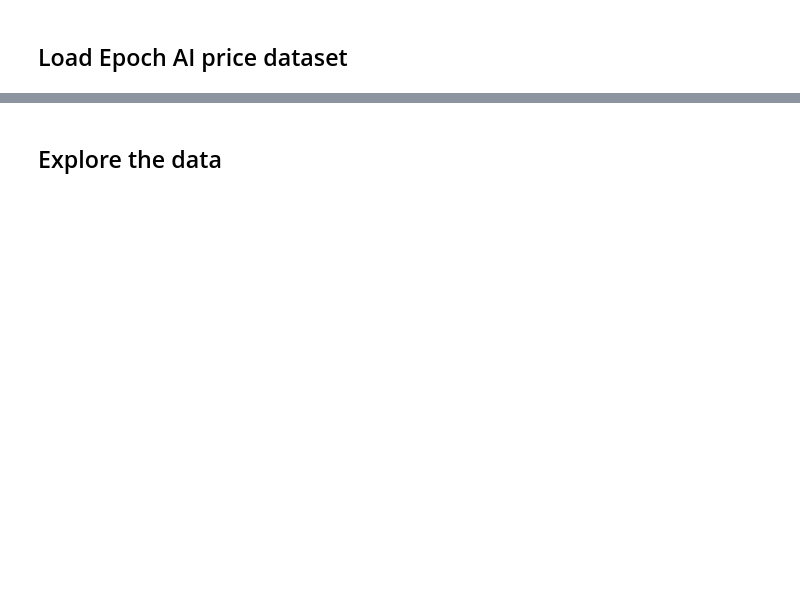
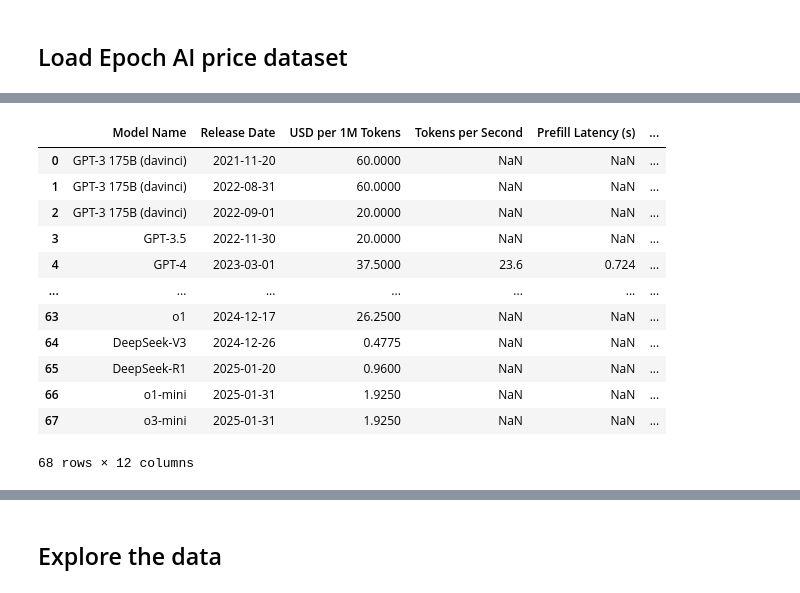
Before and after one commit to epoch-research/llm-benchmark-efficiency, a Jupyter notebook: aa_price_performance.ipynb, the cells around one changed output, grey strips where cells are left out. Cells and saved outputs as stored; diff of their text form; code cells hidden in the pictures; blank space fills up the shorter version.

```diff
--- a/aa_price_performance.ipynb
+++ b/aa_price_performance.ipynb
@@ -204,0 +73,21 @@ overall_prices_df
+# %%
+# Merge the two datasets
+aa_df = pd.concat([aa_df, api_price_df])
+aa_df.sort_values(by='Release Date', inplace=True)
+# Reset the index
+aa_df.reset_index(drop=True, inplace=True)
+aa_df
+# %% [output]
+|  | Model Name | Release Date | USD per 1M Tokens | Tokens per Second | Prefill Latency (s) | ... |
+| 0 | GPT-3 175B (davinci) | 2021-11-20 | 60.0000 | NaN | NaN | ... |
+| 1 | GPT-3 175B (davinci) | 2022-08-31 | 60.0000 | NaN | NaN | ... |
+| 2 | GPT-3 175B (davinci) | 2022-09-01 | 20.0000 | NaN | NaN | ... |
+| 3 | GPT-3.5 | 2022-11-30 | 20.0000 | NaN | NaN | ... |
+| 4 | GPT-4 | 2023-03-01 | 37.5000 | 23.6 | 0.724 | ... |
+| ... | ... | ... | ... | ... | ... | ... |
+| 63 | o1 | 2024-12-17 | 26.2500 | NaN | NaN | ... |
+| 64 | DeepSeek-V3 | 2024-12-26 | 0.4775 | NaN | NaN | ... |
+| 65 | DeepSeek-R1 | 2025-01-20 | 0.9600 | NaN | NaN | ... |
+| 66 | o1-mini | 2025-01-31 | 1.9250 | NaN | NaN | ... |
+| 67 | o3-mini | 2025-01-31 | 1.9250 | NaN | NaN | ... |
+68 rows × 12 columns
```
Also changed, not shown: parts of 31 cells of this notebook.
